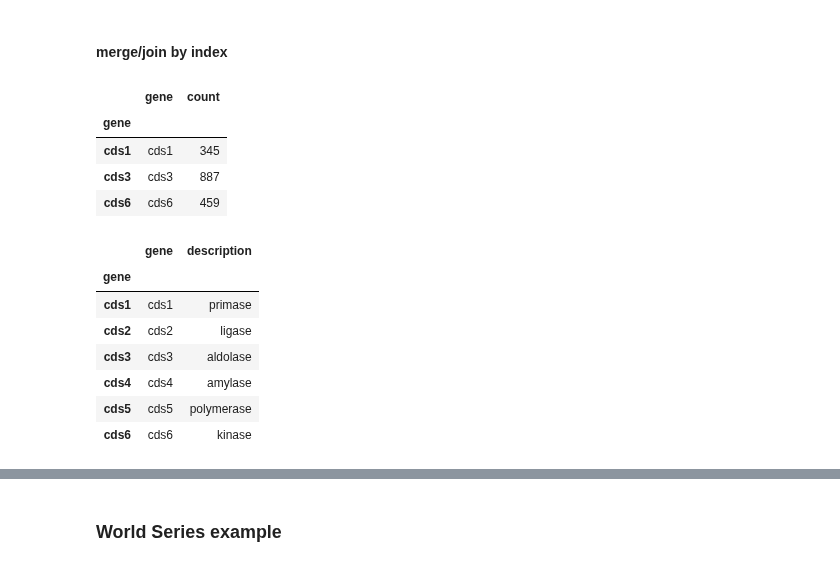
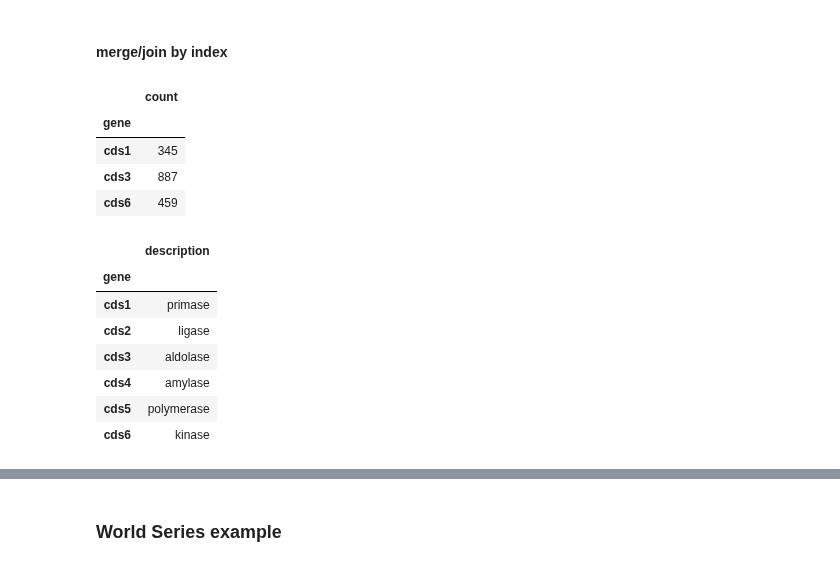
Before and after one commit to cuttlefishh/python-for-data-analysis, a Jupyter notebook: lessons/lesson12.ipynb, the cells around one changed output, grey strips where cells are left out. Drawn from its saved outputs; the diff is of its cells as text; code cells hidden in the pictures.

```diff
--- a/lessons/lesson12.ipynb
+++ b/lessons/lesson12.ipynb
@@ -568,25 +581,27 @@ degs_plus_names
 #### merge/join by index
 # %%
 degs.index = degs.gene
+degs.drop('gene', axis=1, inplace=True)
 degs
 # %% [output]
-|  | gene | count |
-| gene |  |  |
-| cds1 | cds1 | 345 |
-| cds3 | cds3 | 887 |
-| cds6 | cds6 | 459 |
+|  | count |
+| gene |  |
+| cds1 | 345 |
+| cds3 | 887 |
+| cds6 | 459 |
 # %%
 names.index = names.gene
+names.drop('gene', axis=1, inplace=True)
 names
 # %% [output]
-|  | gene | description |
-| gene |  |  |
-| cds1 | cds1 | primase |
-| cds2 | cds2 | ligase |
-| cds3 | cds3 | aldolase |
-| cds4 | cds4 | amylase |
-| cds5 | cds5 | polymerase |
-| cds6 | cds6 | kinase |
+|  | description |
+| gene |  |
+| cds1 | primase |
+| cds2 | ligase |
+| cds3 | aldolase |
+| cds4 | amylase |
+| cds5 | polymerase |
+| cds6 | kinase |
 # %%
 pd.merge(left=degs, right=names, left_index=True, right_index=True)
 # %% [output]
```
Also changed, not shown: parts of 29 cells of this notebook.
